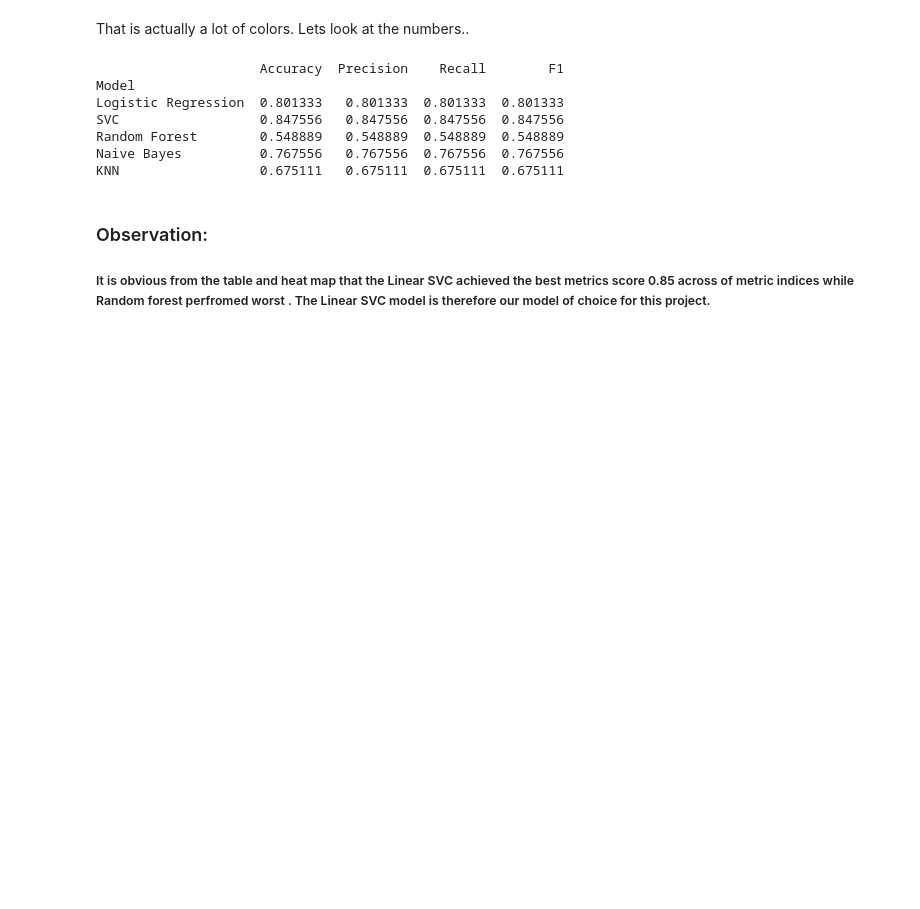
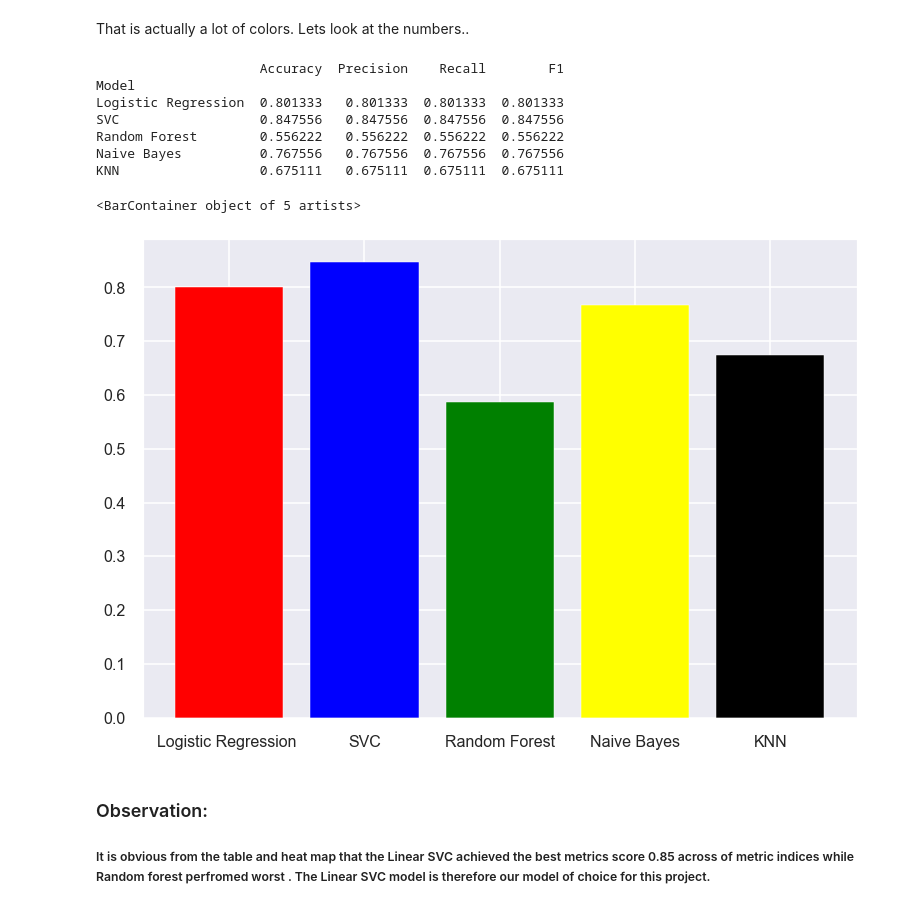
Before and after one commit to SamWachira/TeamNM6-2201ACDS_NM6, a Jupyter notebook: Notebook/TeamNM6-2201ACDS_notebook.ipynb, the cells around one changed output. Cells and saved outputs as stored; diff of their text form; code cells hidden in the pictures; blank space fills up the shorter version.

```diff
--- a/Notebook/TeamNM6-2201ACDS_notebook.ipynb
+++ b/Notebook/TeamNM6-2201ACDS_notebook.ipynb
@@ -932,26 +1024,72 @@ That is actually a lot of colors. Lets look at the numbers..
 # %%
 #create empty list to contain a dataframe of each of accuracy, precision, recall and f1 errors;
 #then concatenate the dataframes
-judgement=[]
-judgement.append(pd.DataFrame({'Model':['Logistic Regression','SVC','Random Forest','Naive Bayes', 'KNN']}))
-judgement.append(pd.DataFrame({'Accuracy':[metrics.accuracy_score(y_test, y_pred_Log), metrics.accuracy_score(y_test, y_pred_svc), metrics.accuracy_score(y_test, y_pred_RF),metrics.accuracy_score(y_test, y_pred_bayes),metrics.accuracy_score(y_test, y_pred_knn)]}))
-judgement.append(pd.DataFrame({'Precision':[metrics.precision_score(y_test, y_pred_Log, average='micro'), metrics.precision_score(y_test, y_pred_svc, average='micro'), metrics.precision_score(y_test, y_pred_RF, average='micro'),metrics.precision_score(y_test, y_pred_bayes, average='micro'),metrics.precision_score(y_test, y_pred_knn, average='micro')]}))
-judgement.append(pd.DataFrame({'Recall':[metrics.recall_score(y_test, y_pred_Log, average='micro'), metrics.recall_score(y_test, y_pred_svc, average='micro'), metrics.recall_score(y_test, y_pred_RF, average='micro'),metrics.recall_score(y_test, y_pred_bayes, average='micro'),metrics.recall_score(y_test, y_pred_knn, average='micro')]}))
-judgement.append(pd.DataFrame({'F1':[metrics.f1_score(y_test, y_pred_Log, average='micro'), metrics.f1_score(y_test, y_pred_svc, average='micro'), metrics.f1_score(y_test, y_pred_RF, average='micro'),metrics.f1_score(y_test, y_pred_bayes, average='micro'),metrics.f1_score(y_test, y_pred_knn, average='micro')]}))
+judgement = []
+judgement.append(
+    pd.DataFrame({
+        'Model':
+        ['Logistic Regression', 'SVC', 'Random Forest', 'Naive Bayes', 'KNN']
+    }))
+judgement.append(
+    pd.DataFrame({
+        'Accuracy': [
+            metrics.accuracy_score(y_test, y_pred_Log),
+            metrics.accuracy_score(y_test, y_pred_svc),
+            metrics.accuracy_score(y_test, y_pred_RF),
+            metrics.accuracy_score(y_test, y_pred_bayes),
+            metrics.accuracy_score(y_test, y_pred_knn)
+        ]
+    }))
+judgement.append(
+    pd.DataFrame({
+        'Precision': [
+            metrics.precision_score(y_test, y_pred_Log, average='micro'),
+            metrics.precision_score(y_test, y_pred_svc, average='micro'),
+            metrics.precision_score(y_test, y_pred_RF, average='micro'),
+            metrics.precision_score(y_test, y_pred_bayes, average='micro'),
+            metrics.precision_score(y_test, y_pred_knn, average='micro')
+        ]
+    }))
+judgement.append(
+    pd.DataFrame({
+        'Recall': [
+            metrics.recall_score(y_test, y_pred_Log, average='micro'),
+            metrics.recall_score(y_test, y_pred_svc, average='micro'),
+            metrics.recall_score(y_test, y_pred_RF, average='micro'),
+            metrics.recall_score(y_test, y_pred_bayes, average='micro'),
+            metrics.recall_score(y_test, y_pred_knn, average='micro')
+        ]
+    }))
+judgement.append(
+    pd.DataFrame({
+        'F1': [
+            metrics.f1_score(y_test, y_pred_Log, average='micro'),
+            metrics.f1_score(y_test, y_pred_svc, average='micro'),
+            metrics.f1_score(y_test, y_pred_RF, average='micro'),
+            metrics.f1_score(y_test, y_pred_bayes, average='micro'),
+            metrics.f1_score(y_test, y_pred_knn, average='micro')
+        ]
+    }))
 
-judgement=pd.concat(judgement, axis=1)
+judgement = pd.concat(judgement, axis=1)
 
-
-judgement.set_index('Model', inplace= True)
+judgement.set_index('Model', inplace=True)
 print(judgement)
 # %% [output]
                      Accuracy  Precision    Recall        F1
 Model
 Logistic Regression  0.801333   0.801333  0.801333  0.801333
 SVC                  0.847556   0.847556  0.847556  0.847556
-Random Forest        0.548889   0.548889  0.548889  0.548889
+Random Forest        0.556222   0.556222  0.556222  0.556222
 Naive Bayes          0.767556   0.767556  0.767556  0.767556
 KNN                  0.675111   0.675111  0.675111  0.675111
+# %%
+plt.bar(['Logistic Regression ', 'SVC', 'Random Forest', 'Naive Bayes', 'KNN'],
+        [0.80133, 0.847556, 0.586889, 0.767556, 0.675111],
+        color=['red', 'blue', 'green', 'yellow', 'black'])
+# %% [output]
+<BarContainer object of 5 artists>
+[figure, added]
 # %% [markdown]
 ### Observation:
 ##### It is obvious from the table and heat map that the  Linear SVC  achieved the best metrics score  0.85 across of metric indices while Random forest perfromed worst . The Linear SVC model is therefore our model of choice for this project.
```
Also changed, not shown: parts of 66 cells of this notebook.
